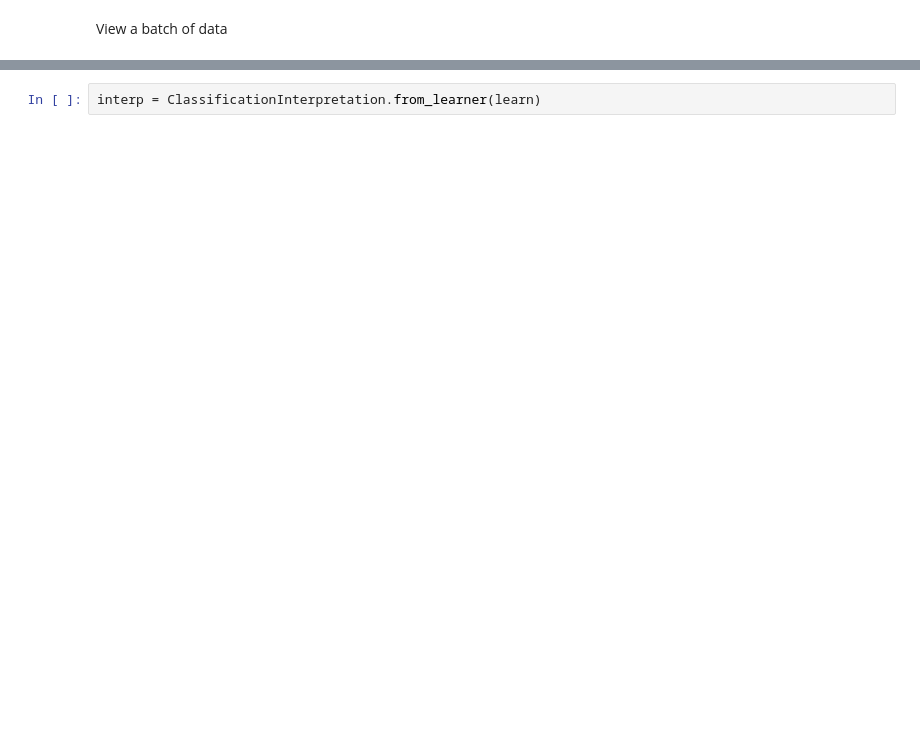
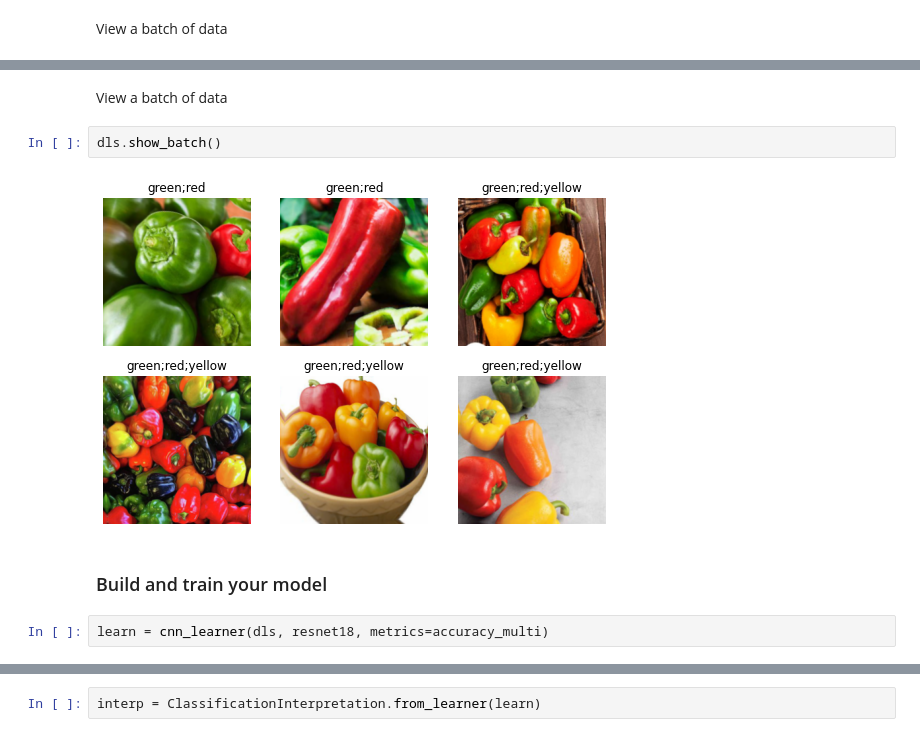
Before and after one commit to unpackAI/unpackai, a Jupyter notebook: examples/multilable_classification.ipynb, the cells around one changed output, grey strips where cells are left out. Saved outputs shown, nothing was run; the diff lists cells and outputs as text; blank space fills up the shorter version.

```diff
--- a/examples/multilable_classification.ipynb
+++ b/examples/multilable_classification.ipynb
@@ -208,0 +255,10 @@ learn.show_results()
+# %% [markdown]
+View a batch of data
+# %%
+dls.show_batch()
+# %% [output]
+[figure, added]
+# %% [markdown]
+### Build and train your model
+# %%
+learn = cnn_learner(dls, resnet18, metrics=accuracy_multi)
```
Also changed, not shown: parts of 54 cells of this notebook.
